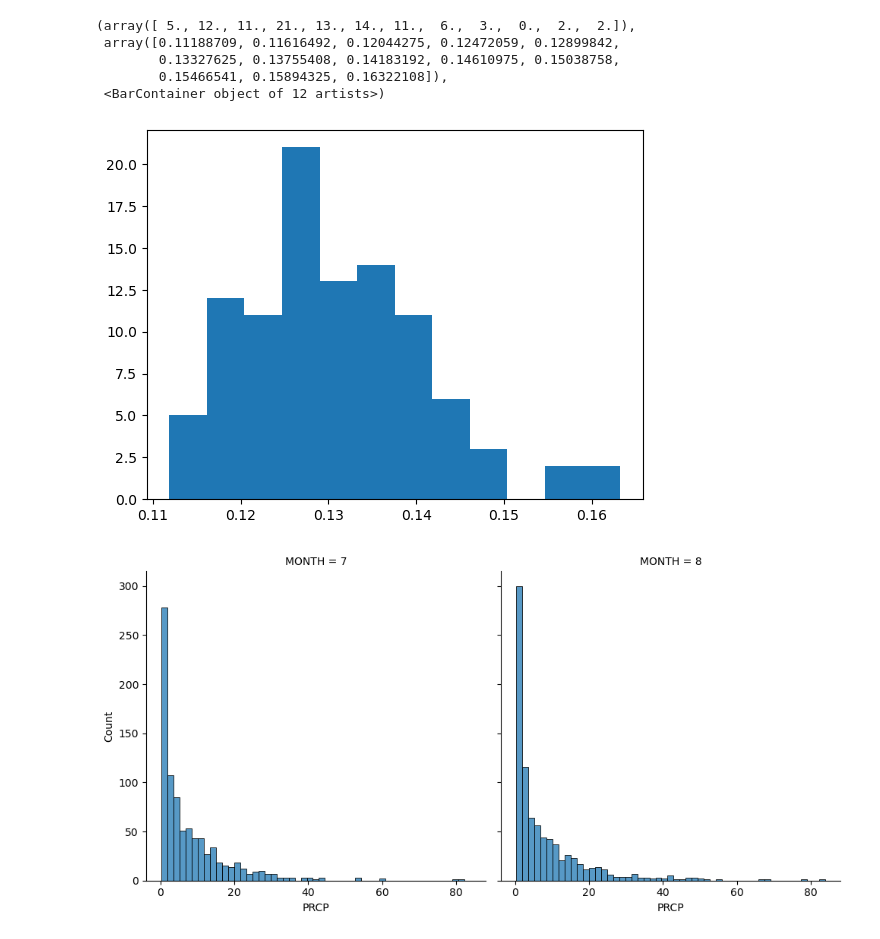
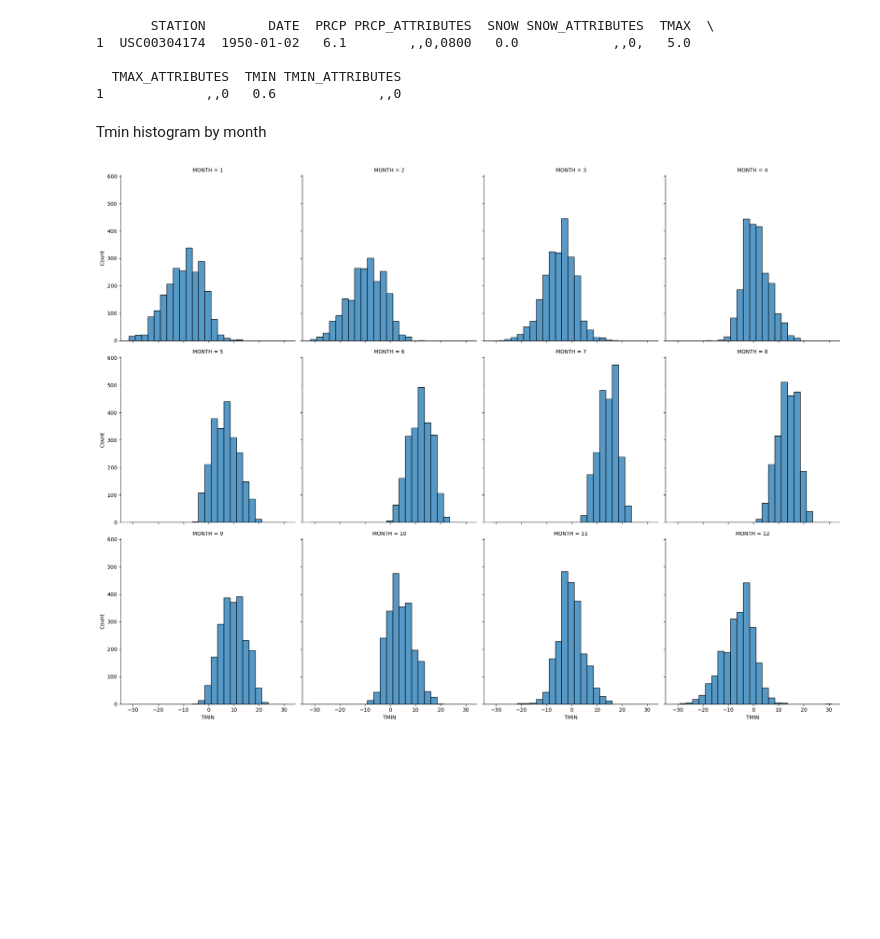
Before and after one commit to britols/ithaca_weather, a Jupyter notebook: notebooks/explore.ipynb, the cells around one changed output. Cells and saved outputs as stored; diff of their text form; code cells hidden in the pictures; blank space fills up the shorter version.

Commit message:
2d hists

```diff
--- a/notebooks/explore.ipynb
+++ b/notebooks/explore.ipynb
@@ -328,25 +15,14 @@ plt.hist(x,bins=12)
-# %%
-n = 200
-x = []
-for i in range(100):
-  dist=expon.rvs(0,1/lambda_hat,size=n)
-  x.append(1/np.mean(dist))
-
-plt.hist(x,bins=12)
-# %% [output]
-(array([ 5., 12., 11., 21., 13., 14., 11.,  6.,  3.,  0.,  2.,  2.]),
- array([0.11188709, 0.11616492, 0.12044275, 0.12472059, 0.12899842,
-        0.13327625, 0.13755408, 0.14183192, 0.14610975, 0.15038758,
-        0.15466541, 0.15894325, 0.16322108]),
- <BarContainer object of 12 artists>)
-[figure, removed]
-# %%
-hist_data = ithaca_data[ithaca_data["MONTH"]>6]
-hist_data = hist_data[hist_data["MONTH"]<9]
-hist_data = hist_data[hist_data["PRCP"]>0.2]
-
-sns.displot(data=hist_data,x="PRCP",col="MONTH")
-
-plt.show()
-# %% [output]
-[figure, removed]
+# %%
+"""
+Read csv file w/ daily Ithaca weather data from Cornell weather station source: https://www.ncei.noaa.gov/cdo-web/
+"""
+
+ithaca_data = pd.read_csv("data/3789953.csv")
+
+print(ithaca_data[1:2])
+# %% [output]
+       STATION        DATE  PRCP PRCP_ATTRIBUTES  SNOW SNOW_ATTRIBUTES  TMAX  \
+1  USC00304174  1950-01-02   6.1        ,,0,0800   0.0            ,,0,   5.0
+
+  TMAX_ATTRIBUTES  TMIN TMIN_ATTRIBUTES
+1             ,,0   0.6             ,,0
@@ -352,0 +33,8 @@ plt.show()
+# %% [markdown]
+Tmin histogram by month
+# %%
+sns.displot(data=ithaca_data,x="TMIN",col="MONTH",col_wrap=4,kind="hist",bins=25)
+
+plt.show()
+# %% [output]
+[figure, added]
```
Also changed, not shown: parts of 36 cells of this notebook.
